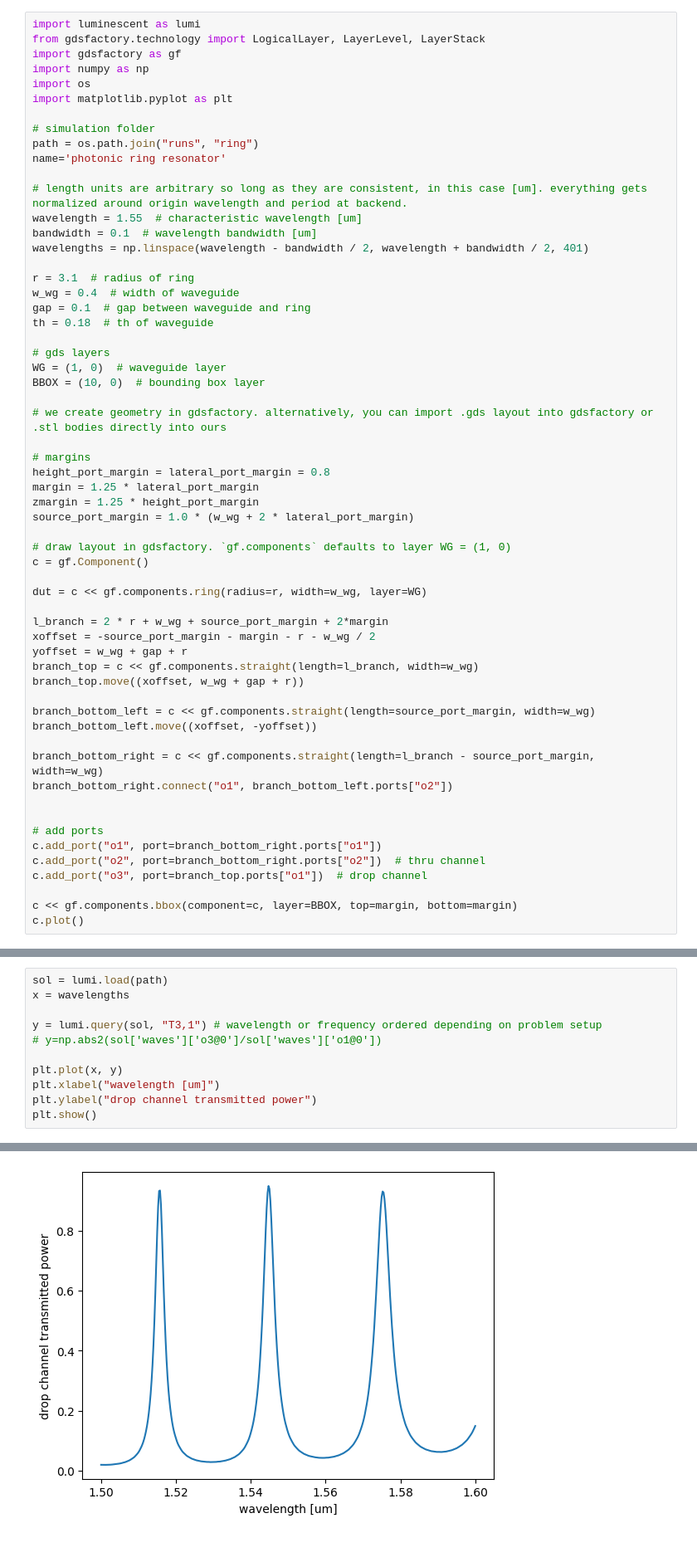
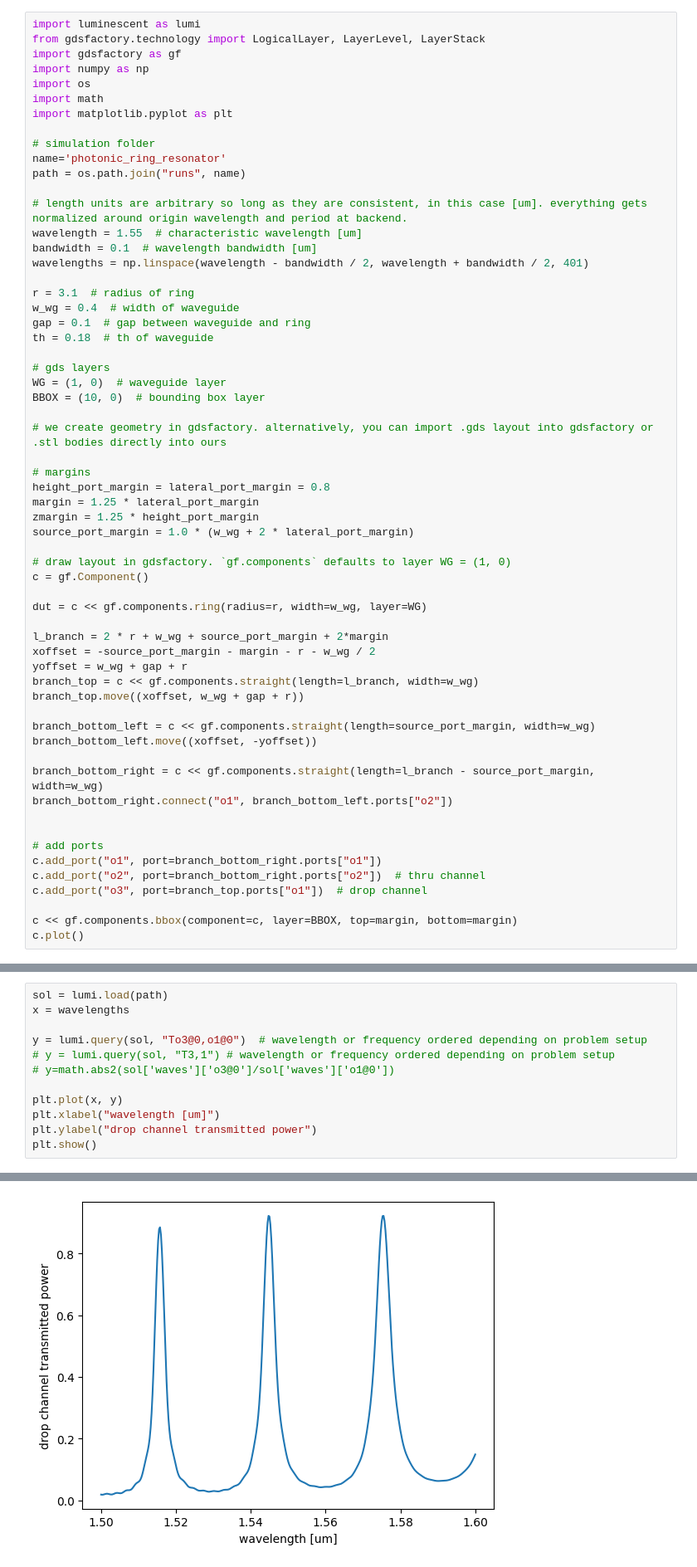
Before and after one commit to paulxshen/Luminescent.jl, a Jupyter notebook: docs/test_ring.ipynb, the cells around one changed output, grey strips where cells are left out. Shown at 83% size. Cells and saved outputs as stored; diff of their text form.

```diff
--- a/docs/test_ring.ipynb
+++ b/docs/test_ring.ipynb
@@ -11,11 +11,12 @@ from gdsfactory.technology import LogicalLayer, LayerLevel, LayerStack
 import gdsfactory as gf
 import numpy as np
 import os
+import math
 import matplotlib.pyplot as plt
 
 # simulation folder
-path = os.path.join("runs", "ring")
-name='photonic ring resonator'
+name='photonic_ring_resonator'
+path = os.path.join("runs", name)
 
 # length units are arbitrary so long as they are consistent, in this case [um]. everything gets normalized around origin wavelength and period at backend.
 wavelength = 1.55  # characteristic wavelength [um]
@@ -174,8 +175,9 @@ Video generated successfully at c:\Users\default.LAPTOP-HMRU58MH\Desktop\lumi\lu
 sol = lumi.load(path)
 x = wavelengths
 
-y = lumi.query(sol, "T3,1") # wavelength or frequency ordered depending on problem setup
-# y=np.abs2(sol['waves']['o3@0']/sol['waves']['o1@0'])
+y = lumi.query(sol, "To3@0,o1@0")  # wavelength or frequency ordered depending on problem setup
+# y = lumi.query(sol, "T3,1") # wavelength or frequency ordered depending on problem setup
+# y=math.abs2(sol['waves']['o3@0']/sol['waves']['o1@0'])
 
 plt.plot(x, y)
 plt.xlabel("wavelength [um]")
@@ -186 +188 @@ loading solution from C:\Users\default.LAPTOP-HMRU58MH\Desktop\lumi\luminescent\
-[figure, old version]
+[figure, new version]
```
Also changed, not shown: parts of 5 cells of this notebook, 3 other files.
